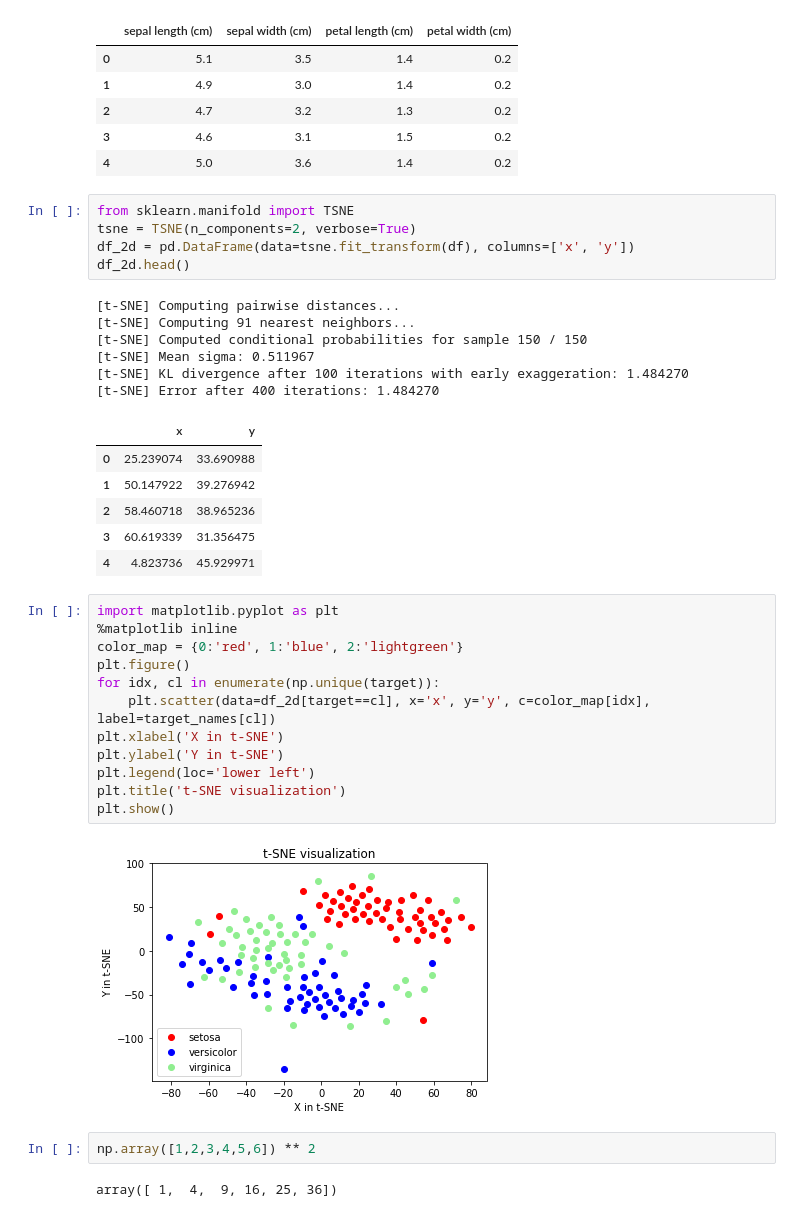
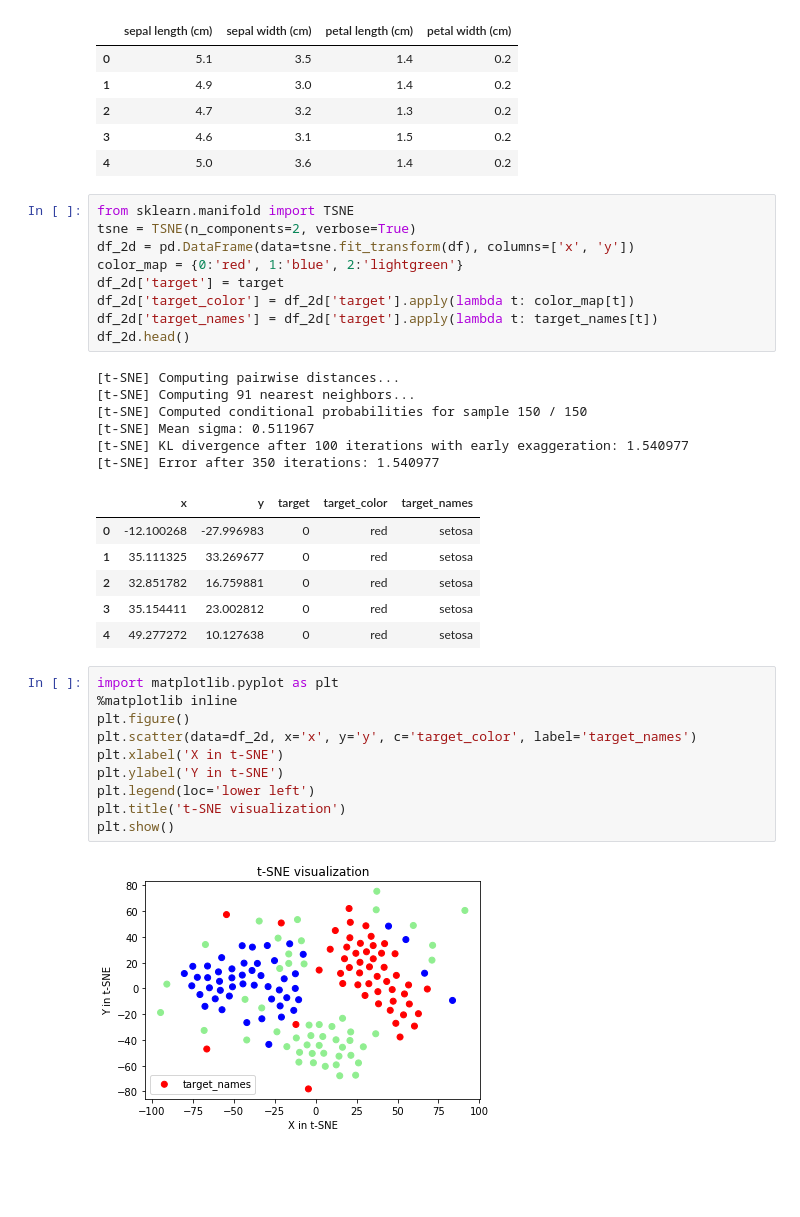
Before and after one commit to rodrigopalhares/ml-notebooks, a Jupyter notebook: tsne.ipynb, the cells around one changed output. Drawn from its saved outputs; the diff is of its cells as text; blank space fills up the shorter version.

```diff
--- a/tsne.ipynb
+++ b/tsne.ipynb
@@ -19,35 +19,33 @@ df.head()
 from sklearn.manifold import TSNE
 tsne = TSNE(n_components=2, verbose=True)
 df_2d = pd.DataFrame(data=tsne.fit_transform(df), columns=['x', 'y'])
+color_map = {0:'red', 1:'blue', 2:'lightgreen'}
+df_2d['target'] = target
+df_2d['target_color'] = df_2d['target'].apply(lambda t: color_map[t])
+df_2d['target_names'] = df_2d['target'].apply(lambda t: target_names[t])
 df_2d.head()
 # %% [output]
 [t-SNE] Computing pairwise distances...
 [t-SNE] Computing 91 nearest neighbors...
 [t-SNE] Computed conditional probabilities for sample 150 / 150
 [t-SNE] Mean sigma: 0.511967
-[t-SNE] KL divergence after 100 iterations with early exaggeration: 1.484270
-[t-SNE] Error after 400 iterations: 1.484270
+[t-SNE] KL divergence after 100 iterations with early exaggeration: 1.540977
+[t-SNE] Error after 350 iterations: 1.540977
-|  | x | y |
-| 0 | 25.239074 | 33.690988 |
-| 1 | 50.147922 | 39.276942 |
-| 2 | 58.460718 | 38.965236 |
-| 3 | 60.619339 | 31.356475 |
-| 4 | 4.823736 | 45.929971 |
+|  | x | y | target | target_color | target_names |
+| 0 | -12.100268 | -27.996983 | 0 | red | setosa |
+| 1 | 35.111325 | 33.269677 | 0 | red | setosa |
+| 2 | 32.851782 | 16.759881 | 0 | red | setosa |
+| 3 | 35.154411 | 23.002812 | 0 | red | setosa |
+| 4 | 49.277272 | 10.127638 | 0 | red | setosa |
 # %%
 import matplotlib.pyplot as plt
 %matplotlib inline
-color_map = {0:'red', 1:'blue', 2:'lightgreen'}
 plt.figure()
-for idx, cl in enumerate(np.unique(target)):
-    plt.scatter(data=df_2d[target==cl], x='x', y='y', c=color_map[idx], label=target_names[cl])
+plt.scatter(data=df_2d, x='x', y='y', c='target_color', label='target_names')
 plt.xlabel('X in t-SNE')
 plt.ylabel('Y in t-SNE')
 plt.legend(loc='lower left')
 plt.title('t-SNE visualization')
 plt.show()
 # %% [output]
-[figure, old version]
+[figure, new version]
-# %%
-np.array([1,2,3,4,5,6]) ** 2
-# %% [output]
-array([ 1,  4,  9, 16, 25, 36])
```
Also changed, not shown: parts of 2 cells of this notebook.
